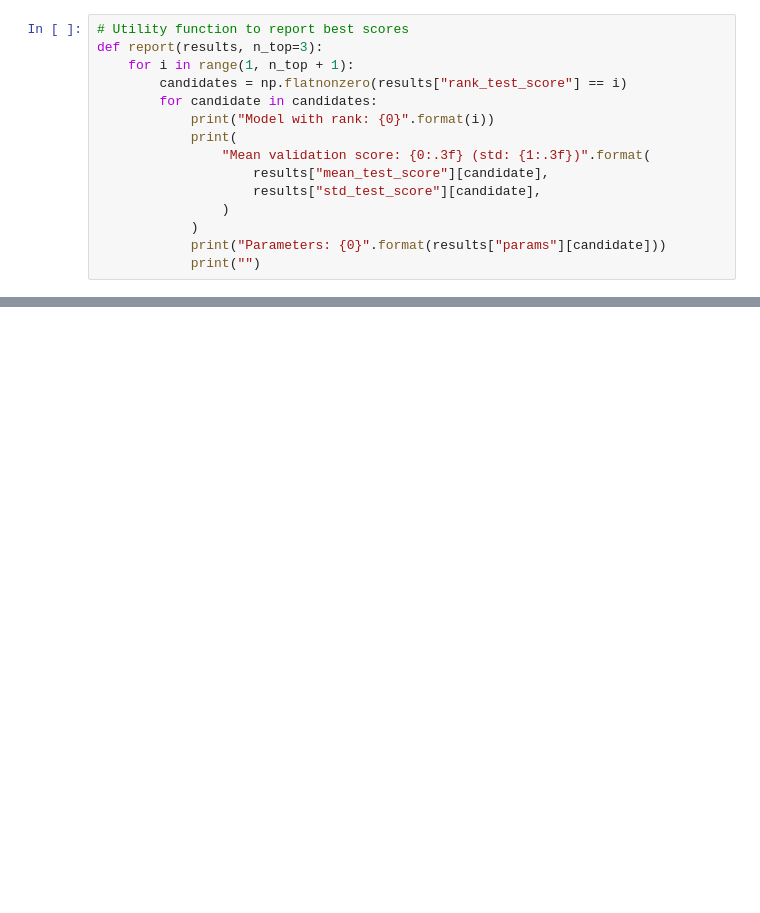
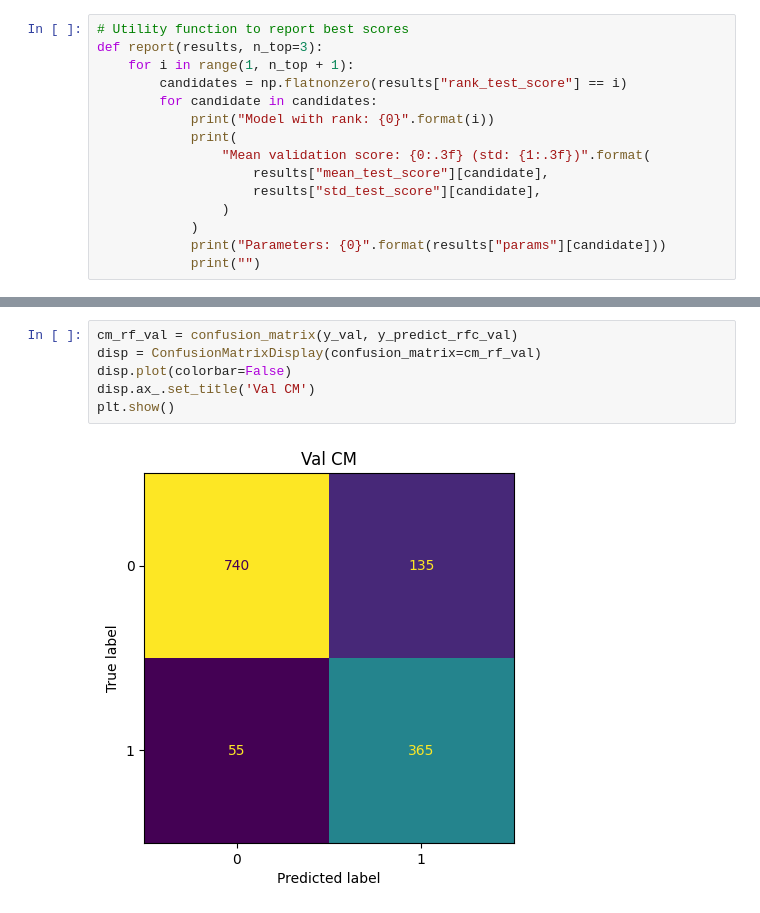
Before and after one commit to A01795375/Proyecto_Integrador_cancer, a Jupyter notebook: notebooks/Avance 4.ipynb, the cells around one changed output, grey strips where cells are left out. Drawn from its saved outputs; the diff is of its cells as text; blank space fills up the shorter version.

```diff
--- a/notebooks/Avance 4.ipynb
+++ b/notebooks/Avance 4.ipynb
@@ -207,0 +279,8 @@ accuracy_pac
+# %%
+cm_rf_val = confusion_matrix(y_val, y_predict_rfc_val)
+disp = ConfusionMatrixDisplay(confusion_matrix=cm_rf_val)
+disp.plot(colorbar=False)
+disp.ax_.set_title('Val CM')
+plt.show()
+# %% [output]
+[figure, added]
```
Also changed, not shown: parts of 17 cells of this notebook, 1 other file.
